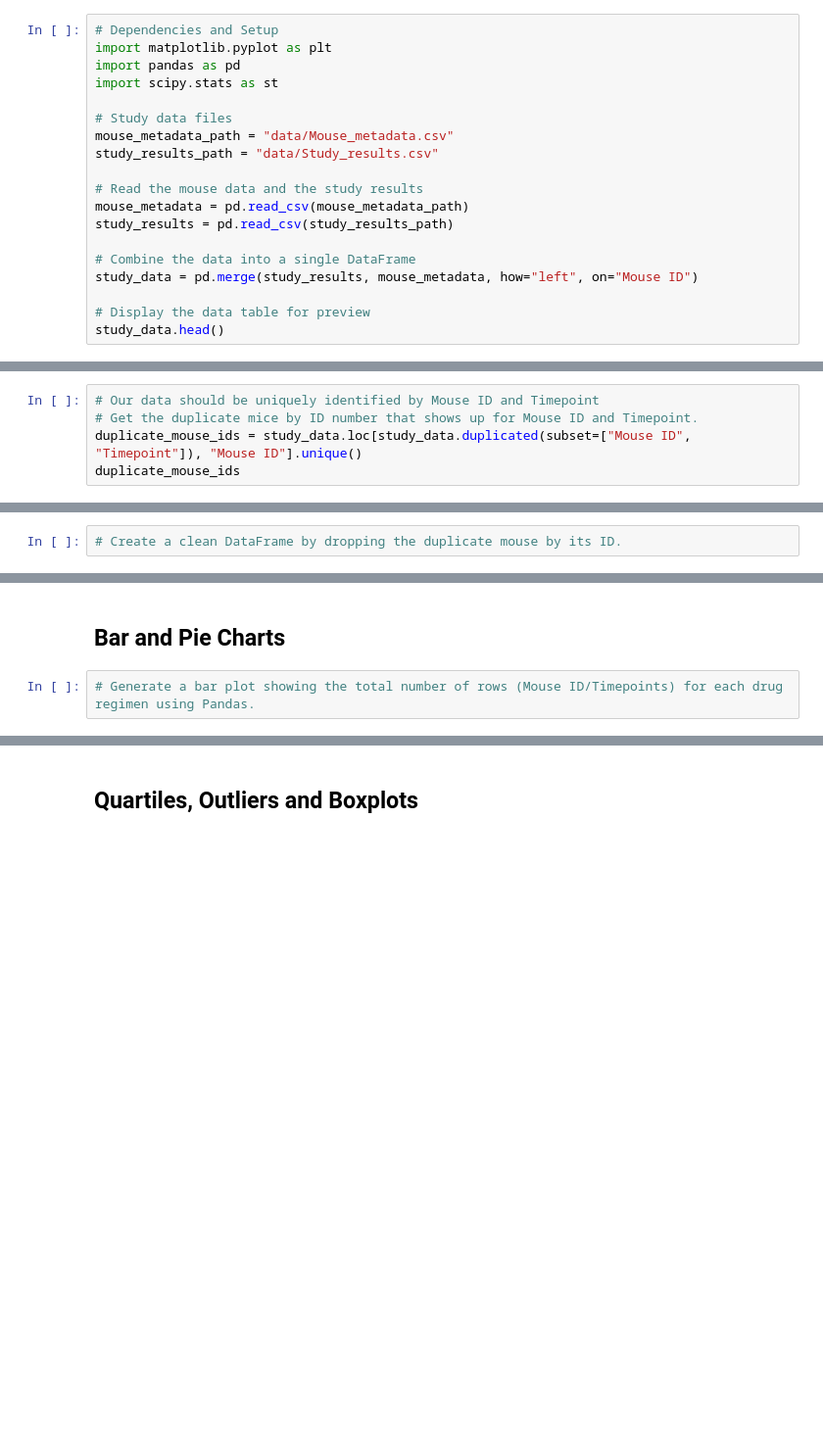
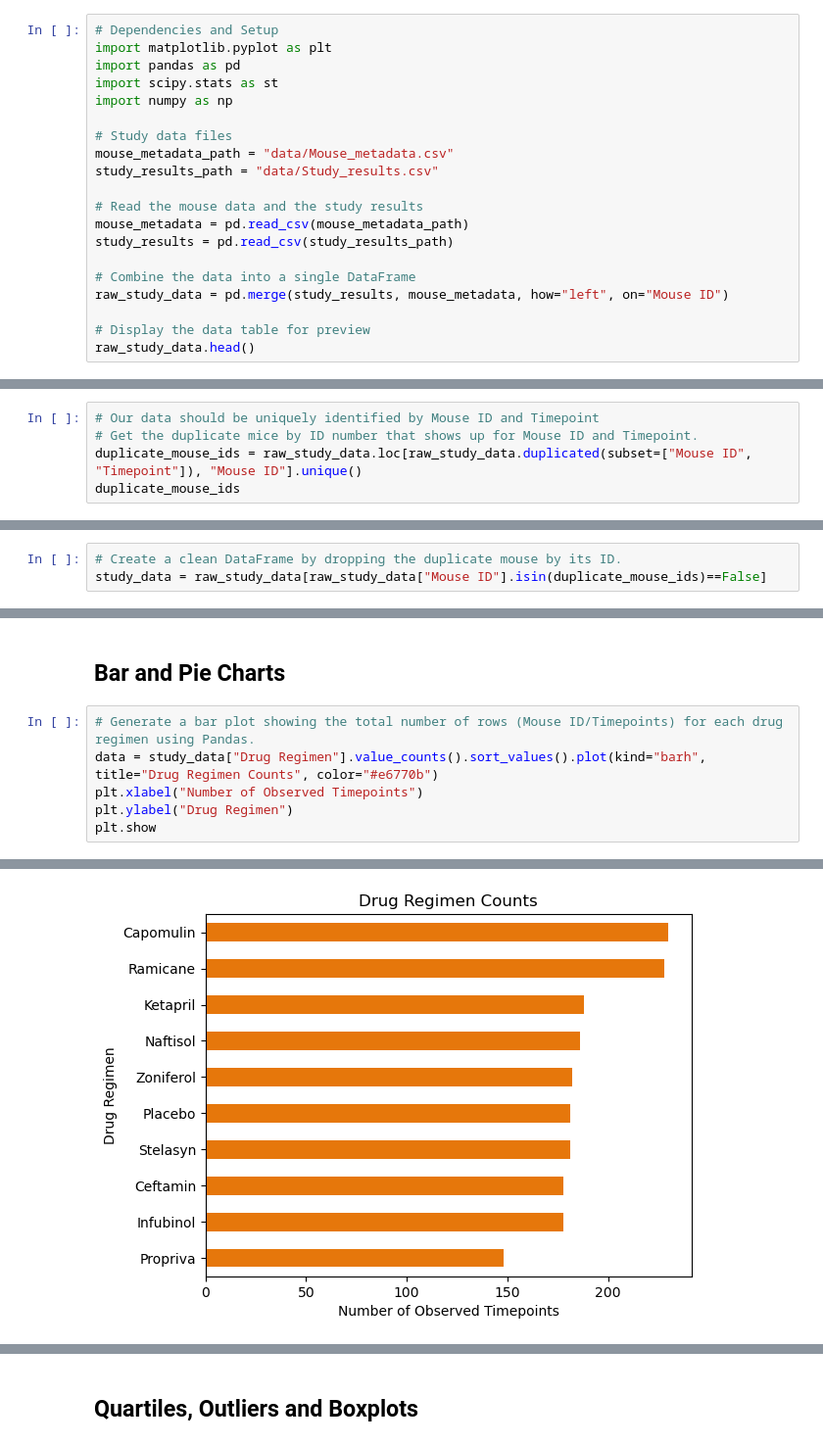
Before and after one commit to TheBoognish138/05-dataVis, a Jupyter notebook: Pymaceuticals/pymaceuticals_starter.ipynb, the cells around one changed output, grey strips where cells are left out. Shown at 98% size. Cells and saved outputs as stored; diff of their text form; blank space fills up the shorter version.

```diff
--- a/Pymaceuticals/pymaceuticals_starter.ipynb
+++ b/Pymaceuticals/pymaceuticals_starter.ipynb
@@ -10,6 +10,7 @@
 import matplotlib.pyplot as plt
 import pandas as pd
 import scipy.stats as st
+import numpy as np
 
 # Study data files
 mouse_metadata_path = "data/Mouse_metadata.csv"
@@ -20,10 +21,10 @@ mouse_metadata = pd.read_csv(mouse_metadata_path)
 study_results = pd.read_csv(study_results_path)
 
 # Combine the data into a single DataFrame
-study_data = pd.merge(study_results, mouse_metadata, how="left", on="Mouse ID")
+raw_study_data = pd.merge(study_results, mouse_metadata, how="left", on="Mouse ID")
 
 # Display the data table for preview
-study_data.head()
+raw_study_data.head()
 # %% [output]
 |  | Mouse ID | Timepoint | Tumor Volume (mm3) | Metastatic Sites | Drug Regimen | Sex | Age_months | ... |
 | 0 | b128 | 0 | 45.0 | 0 | Capomulin | Female | 9 | ... |
@@ -39,7 +40,7 @@ len(study_data["Mouse ID"].unique())
 # %%
 # Our data should be uniquely identified by Mouse ID and Timepoint
 # Get the duplicate mice by ID number that shows up for Mouse ID and Timepoint.
-duplicate_mouse_ids = study_data.loc[study_data.duplicated(subset=["Mouse ID", "Timepoint"]), "Mouse ID"].unique()
+duplicate_mouse_ids = raw_study_data.loc[raw_study_data.duplicated(subset=["Mouse ID", "Timepoint"]), "Mouse ID"].unique()
 duplicate_mouse_ids
 # %% [output]
 array(['g989'], dtype=object)
@@ -64,5 +65,6 @@ duplicate_mouse_data
 | 1592 | g989 | 35 | 62.570880 | 2 | Propriva | Female | 21 | ... |
 # %%
 # Create a clean DataFrame by dropping the duplicate mouse by its ID.
+study_data = raw_study_data[raw_study_data["Mouse ID"].isin(duplicate_mouse_ids)==False]
 # %%
 # Checking the number of mice in the clean DataFrame.
@@ -83,3 +129,8 @@ duplicate_mouse_data
 ## Bar and Pie Charts
 # %%
 # Generate a bar plot showing the total number of rows (Mouse ID/Timepoints) for each drug regimen using Pandas.
+data = study_data["Drug Regimen"].value_counts().sort_values().plot(kind="barh", title="Drug Regimen Counts", color="#e6770b")
+plt.xlabel("Number of Observed Timepoints")
+plt.ylabel("Drug Regimen")
+plt.show
+# %% [output]
@@ -85,0 +138 @@ duplicate_mouse_data
+[figure, added]
```
Also changed, not shown: parts of 24 cells of this notebook, 1 other file.
